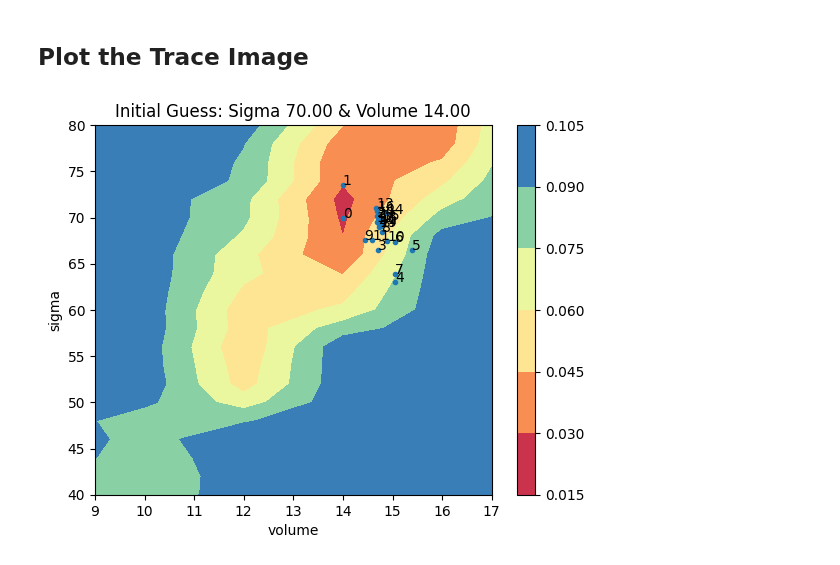
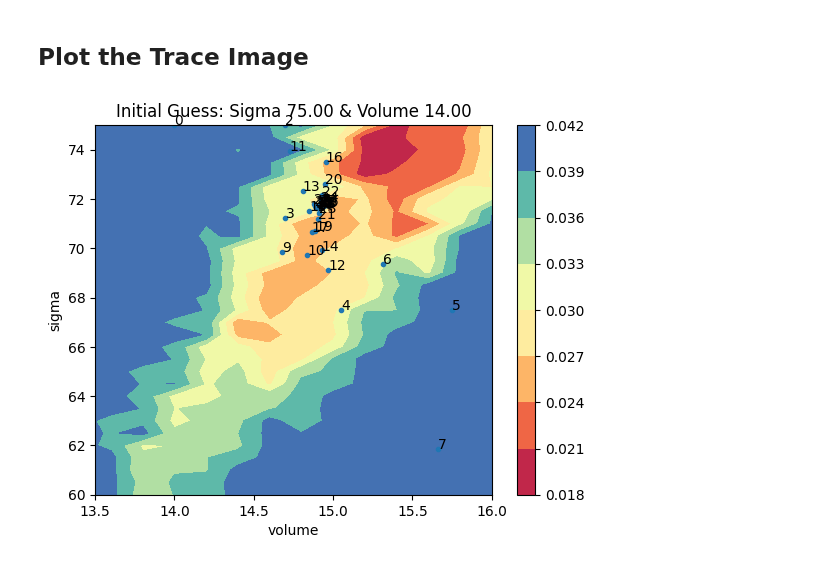
Before and after one commit to Lomolanisgo/Bayesian_PendantDrop_Tensiometry, a Jupyter notebook: optimization_v5.ipynb, the cells around one changed output. Cells and saved outputs as stored; diff of their text form; code cells hidden in the pictures.

```diff
--- a/optimization_v5.ipynb
+++ b/optimization_v5.ipynb
@@ -244,11 +249,9 @@ import scipy.optimize
 # use scipy obtimaize the parameter
 opStart=time.time()
 print('Optimization Start')
-xs=[]
-losts=[]
-x0=np.asarray((70,14))
+x0=np.asarray((75,14))
 #sigma; v0; length_Ne,r_Ne; x,y; scaling_rate;
-res=scipy.optimize.minimize(obtimize_v5,x0,method='nelder-mead',options={'maxiter':10})
+res=scipy.optimize.minimize(obtimize_v5,x0,method='nelder-mead',options={'maxiter':15})
 opEnd=time.time()
 print('Optimize Program Running Time: ',opEnd-opStart)
 # %% [output]
@@ -300,32 +309,32 @@ dill.load_session( './GlobalGrid_v1.0.pkl')
 # %%
 # write the value of all cost>0.1 elements in lost2d_all to 0.1
 #lost2d_part=lost2d_all+0
 #lost2d_part[lost2d_part > 0.1] = 0.1
 
 arxs=np.asarray(xs)
 x=arxs[:,0]
 y=arxs[:,1]
 z=losts
 
 fig, ax = plt.subplots()
-cs = ax.contourf(volume, sigma, lost2d_part, cmap=plt.get_cmap('Spectral'))
+cs = ax.contourf(volume, sigma, grid_part, cmap=plt.get_cmap('Spectral'))
 im = ax.scatter(y,x,marker='.')
 
 
 n=np.arange(y.shape[0])
 for i,txt in enumerate(n):
     ax.annotate(txt,(y[i],x[i]))
 #添加colorbar
 cbar = fig.colorbar(cs)
 
 plt.xlabel('volume')#x轴从1到7.1
 plt.ylabel('sigma')#y轴从40到100
 
-plt.xlim((9,17))
-plt.ylim((40,80))
+plt.xlim((13.5,16))
+plt.ylim((60,75))
 
 plt.title('Initial Guess: Sigma %.2f & Volume %.2f'%(x0[0], x0[1]))
 
 plt.show()
 # %% [output]
-[figure, old version]
+[figure, new version]
```
Also changed, not shown: parts of 9 cells of this notebook.
